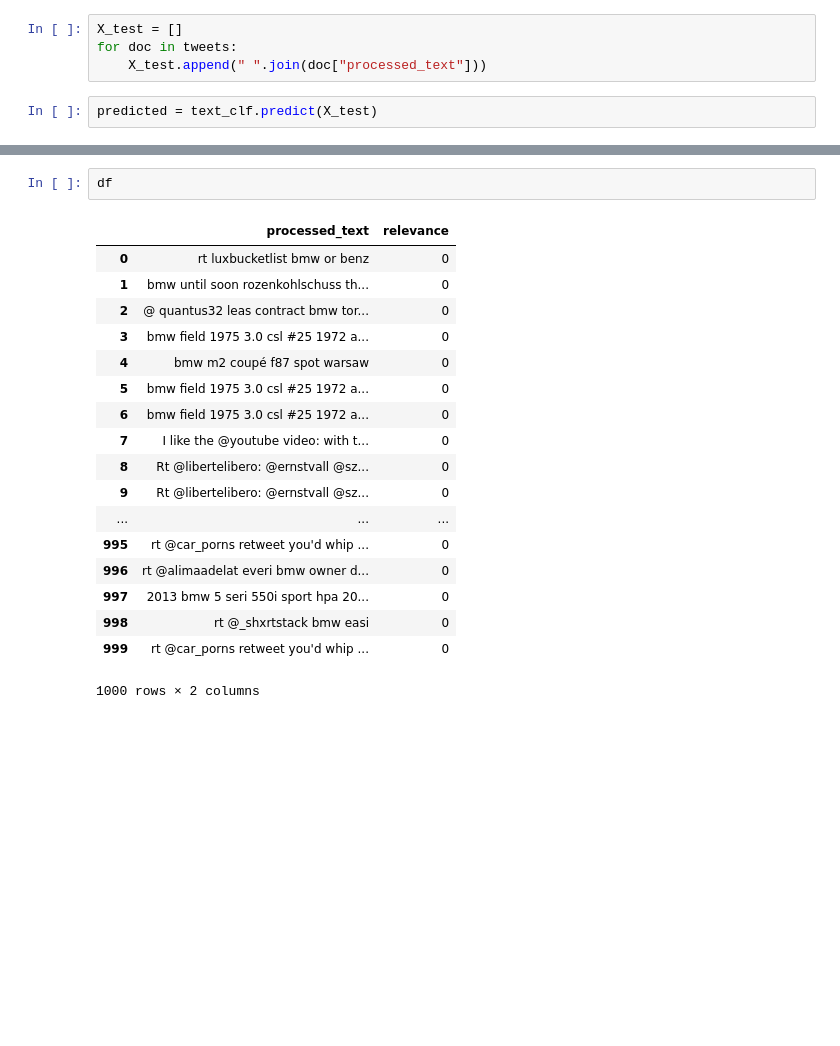
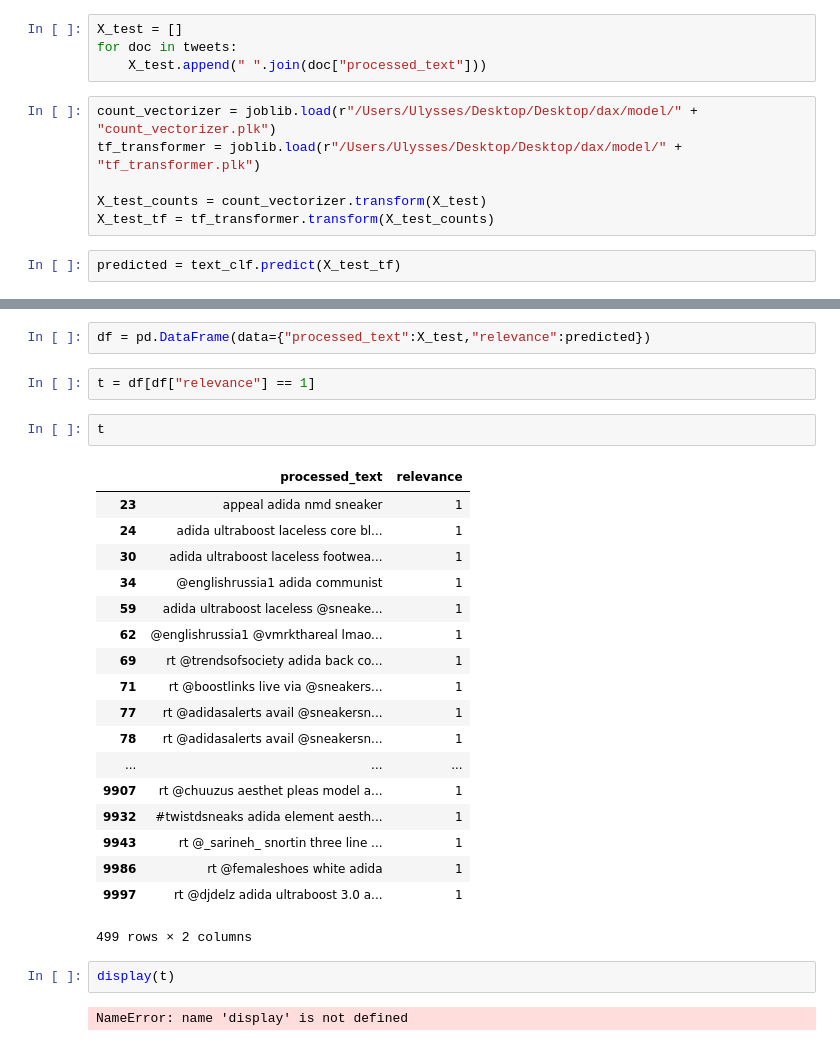
Before and after one commit to Ranga94/dax_project, a Jupyter notebook: twitter_analytics/twitter_naive_bayes_demo.ipynb, the cells around one changed output, grey strips where cells are left out. Cells and saved outputs as stored; diff of their text form; blank space fills up the shorter version.

```diff
--- a/twitter_analytics/twitter_naive_bayes_demo.ipynb
+++ b/twitter_analytics/twitter_naive_bayes_demo.ipynb
@@ -18,8 +18,14 @@ tweets = list(cursor)
 X_test = []
 for doc in tweets:
     X_test.append(" ".join(doc["processed_text"]))
+# %%
+count_vectorizer = joblib.load(r"/Users/Ulysses/Desktop/Desktop/dax/model/" + "count_vectorizer.plk")
+tf_transformer = joblib.load(r"/Users/Ulysses/Desktop/Desktop/dax/model/" + "tf_transformer.plk")
+
+X_test_counts = count_vectorizer.transform(X_test)
+X_test_tf = tf_transformer.transform(X_test_counts)
 # %%
-predicted = text_clf.predict(X_test)
+predicted = text_clf.predict(X_test_tf)
 # %%
 for doc, category in zip(X_test, predicted):
     print('%r => %s' % (doc, category))
@@ -26,21 +50,29 @@ for doc, category in zip(X_test, predicted):
-# %%
-df
-# %% [output]
-|  | processed_text | relevance |
-| 0 | rt luxbucketlist bmw or benz | 0 |
-| 1 | bmw until soon rozenkohlschuss th... | 0 |
-| 2 | @ quantus32 leas contract bmw tor... | 0 |
-| 3 | bmw field 1975 3.0 csl #25 1972 a... | 0 |
-| 4 | bmw m2 coupé f87 spot warsaw | 0 |
-| 5 | bmw field 1975 3.0 csl #25 1972 a... | 0 |
-| 6 | bmw field 1975 3.0 csl #25 1972 a... | 0 |
-| 7 | I like the @youtube video: with t... | 0 |
-| 8 | Rt @libertelibero: @ernstvall @sz... | 0 |
-| 9 | Rt @libertelibero: @ernstvall @sz... | 0 |
-| ... | ... | ... |
-| 995 | rt @car_porns retweet you'd whip ... | 0 |
-| 996 | rt @alimaadelat everi bmw owner d... | 0 |
-| 997 | 2013 bmw 5 seri 550i sport hpa 20... | 0 |
-| 998 | rt @_shxrtstack bmw easi | 0 |
-| 999 | rt @car_porns retweet you'd whip ... | 0 |
-1000 rows × 2 columns
+# %%
+df = pd.DataFrame(data={"processed_text":X_test,"relevance":predicted})
+# %%
+t = df[df["relevance"] == 1]
+# %%
+t
+# %% [output]
+|  | processed_text | relevance |
+| 23 | appeal adida nmd sneaker | 1 |
+| 24 | adida ultraboost laceless core bl... | 1 |
+| 30 | adida ultraboost laceless footwea... | 1 |
+| 34 | @englishrussia1 adida communist | 1 |
+| 59 | adida ultraboost laceless @sneake... | 1 |
+| 62 | @englishrussia1 @vmrkthareal lmao... | 1 |
+| 69 | rt @trendsofsociety adida back co... | 1 |
+| 71 | rt @boostlinks live via @sneakers... | 1 |
+| 77 | rt @adidasalerts avail @sneakersn... | 1 |
+| 78 | rt @adidasalerts avail @sneakersn... | 1 |
+| ... | ... | ... |
+| 9907 | rt @chuuzus aesthet pleas model a... | 1 |
+| 9932 | #twistdsneaks adida element aesth... | 1 |
+| 9943 | rt @_sarineh_ snortin three line ... | 1 |
+| 9986 | rt @femaleshoes white adida | 1 |
+| 9997 | rt @djdelz adida ultraboost 3.0 a... | 1 |
+499 rows × 2 columns
+# %%
+display(t)
+# %% [output]
+NameError: name 'display' is not defined
```
Also changed, not shown: parts of 3 cells of this notebook, 1 other file.
